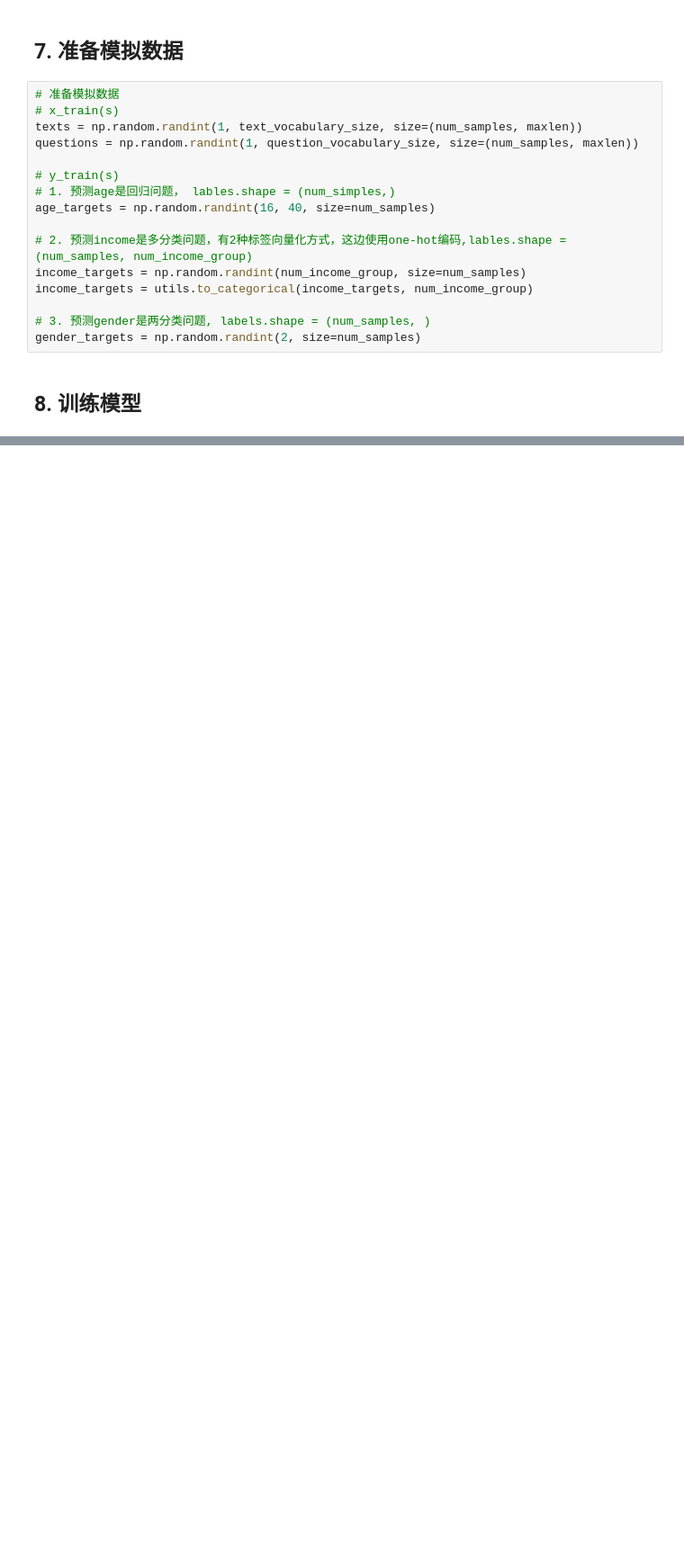
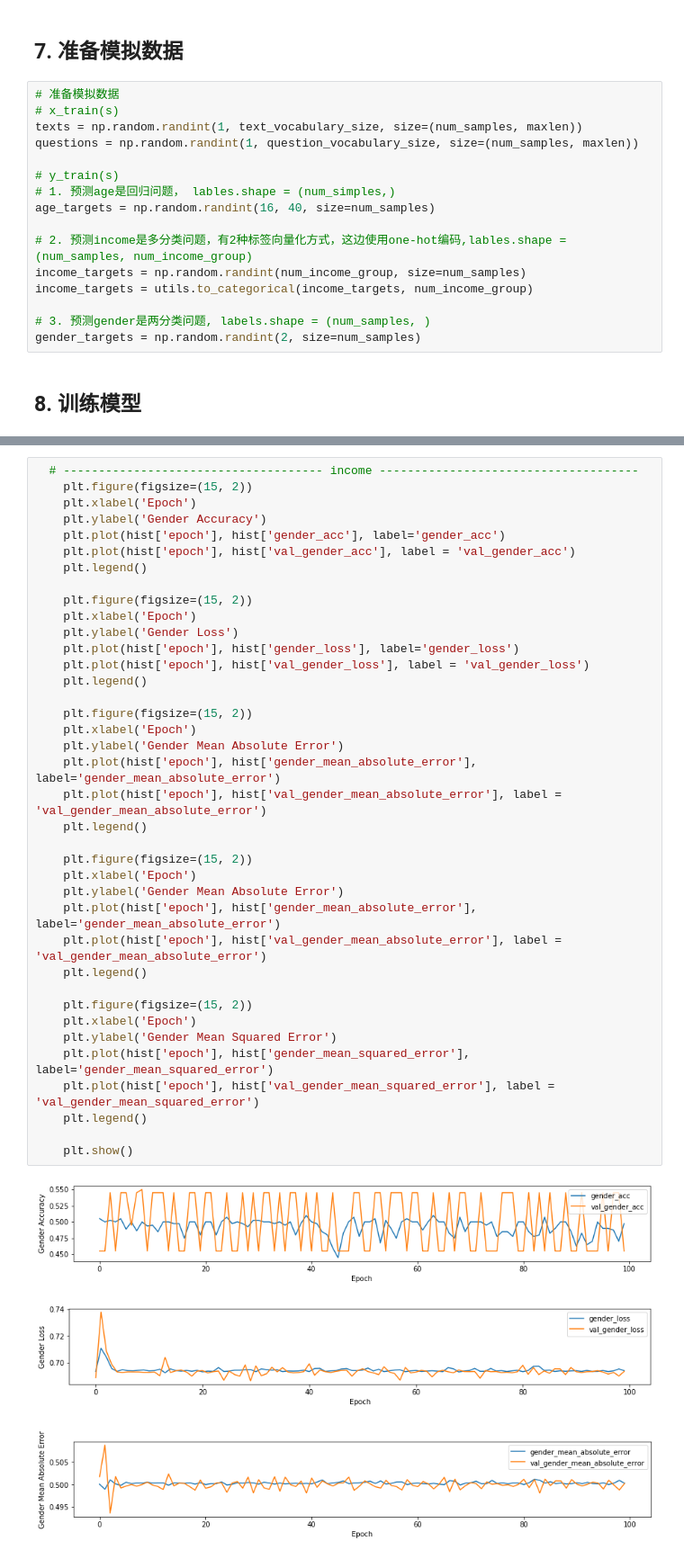
Before and after one commit to wujjpp/ml-based-on-tensorflow, a Jupyter notebook: 11. 纯工程 - 多输入多输出.ipynb, the cells around one changed output, grey strips where cells are left out. Shown at 90% size. Saved outputs shown, nothing was run; the diff lists cells and outputs as text; blank space fills up the shorter version.

```diff
--- a/11. 纯工程 - 多输入多输出.ipynb
+++ b/11. 纯工程 - 多输入多输出.ipynb
@@ -120,0 +294,42 @@ model.fit(
+# %%
+  # ------------------------------------- income -------------------------------------
+    plt.figure(figsize=(15, 2))
+    plt.xlabel('Epoch')
+    plt.ylabel('Gender Accuracy')
+    plt.plot(hist['epoch'], hist['gender_acc'], label='gender_acc')
+    plt.plot(hist['epoch'], hist['val_gender_acc'], label = 'val_gender_acc')
+    plt.legend()
+
+    plt.figure(figsize=(15, 2))
+    plt.xlabel('Epoch')
+    plt.ylabel('Gender Loss')
+    plt.plot(hist['epoch'], hist['gender_loss'], label='gender_loss')
+    plt.plot(hist['epoch'], hist['val_gender_loss'], label = 'val_gender_loss')
+    plt.legend()
+
+    plt.figure(figsize=(15, 2))
+    plt.xlabel('Epoch')
+    plt.ylabel('Gender Mean Absolute Error')
+    plt.plot(hist['epoch'], hist['gender_mean_absolute_error'], label='gender_mean_absolute_error')
+    plt.plot(hist['epoch'], hist['val_gender_mean_absolute_error'], label = 'val_gender_mean_absolute_error')
+    plt.legend()
+
+    plt.figure(figsize=(15, 2))
+    plt.xlabel('Epoch')
+    plt.ylabel('Gender Mean Absolute Error')
+    plt.plot(hist['epoch'], hist['gender_mean_absolute_error'], label='gender_mean_absolute_error')
+    plt.plot(hist['epoch'], hist['val_gender_mean_absolute_error'], label = 'val_gender_mean_absolute_error')
+    plt.legend()
+
+    plt.figure(figsize=(15, 2))
+    plt.xlabel('Epoch')
+    plt.ylabel('Gender Mean Squared Error')
+    plt.plot(hist['epoch'], hist['gender_mean_squared_error'], label='gender_mean_squared_error')
+    plt.plot(hist['epoch'], hist['val_gender_mean_squared_error'], label = 'val_gender_mean_squared_error')
+    plt.legend()
+
+    plt.show()
+# %% [output]
+[figure, added]
+[figure, added]
+[figure, added]
```
Also changed, not shown: parts of 15 cells of this notebook, 7 other files.
